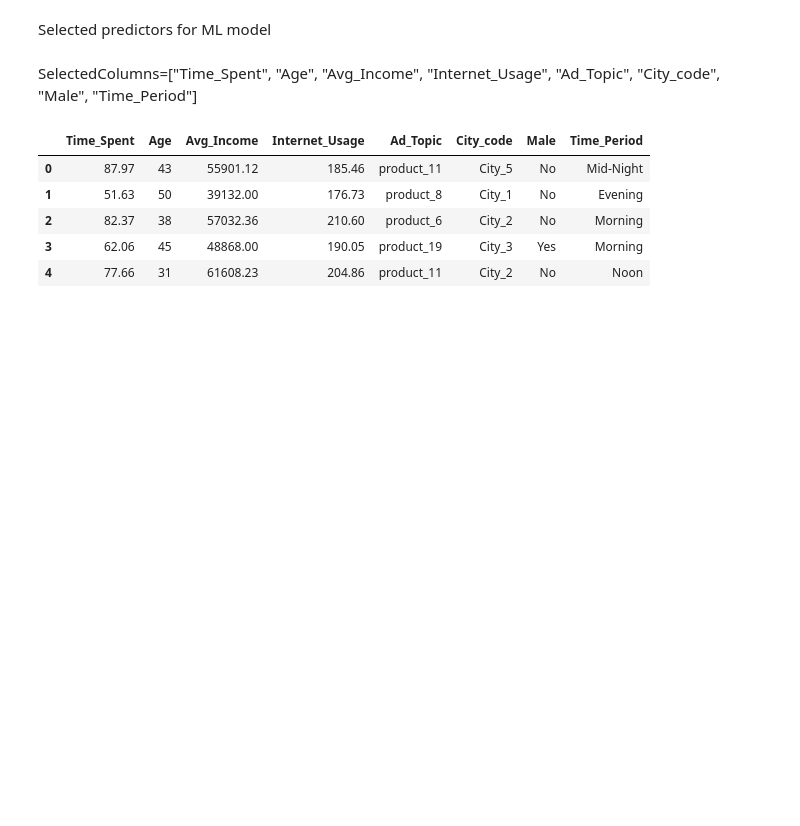
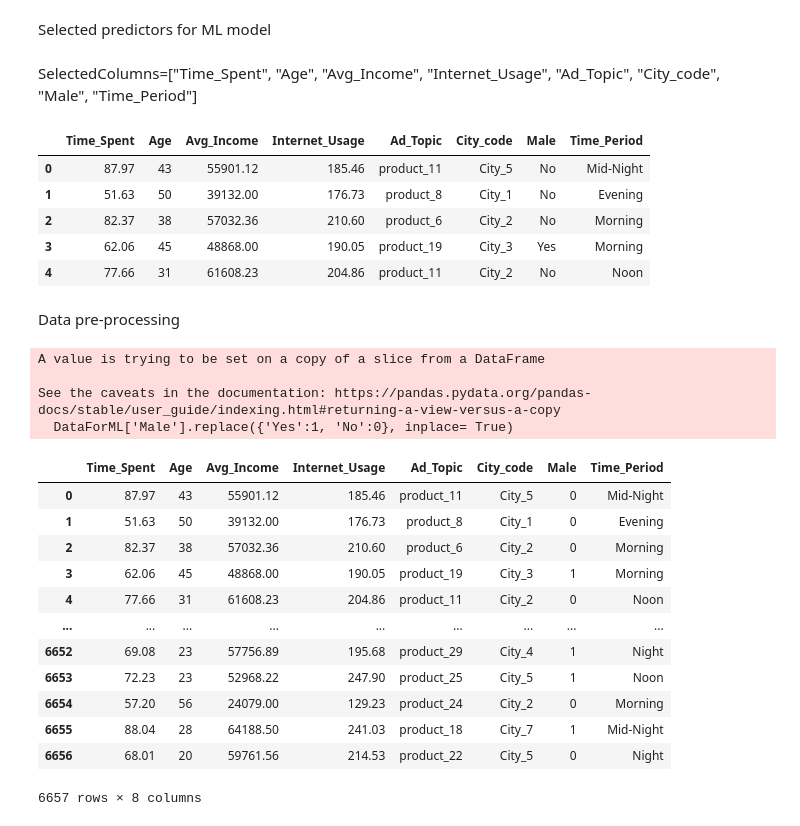
Before and after one commit to ramakrishnaelidandi/Advertisement-click-prediction, a Jupyter notebook: data_set.ipynb, the cells around one changed output. Cells and saved outputs as stored; diff of their text form; code cells hidden in the pictures; blank space fills up the shorter version.

```diff
--- a/data_set.ipynb
+++ b/data_set.ipynb
@@ -322,3 +318,29 @@ DataForML.head()
 | 2 | 82.37 | 38 | 57032.36 | 210.60 | product_6 | City_2 | No | Morning |
 | 3 | 62.06 | 45 | 48868.00 | 190.05 | product_19 | City_3 | Yes | Morning |
 | 4 | 77.66 | 31 | 61608.23 | 204.86 | product_11 | City_2 | No | Noon |
+# %% [markdown]
+Data pre-processing
+# %%
+## convert binary nominal column Male into numeri
+DataForML['Male'].replace({'Yes':1, 'No':0}, inplace= True)
+# %% [output]
+A value is trying to be set on a copy of a slice from a DataFrame
+
+See the caveats in the documentation: https://pandas.pydata.org/pandas-docs/stable/user_guide/indexing.html#returning-a-view-versus-a-copy
+  DataForML['Male'].replace({'Yes':1, 'No':0}, inplace= True)
+# %%
+DataForML
+# %% [output]
+|  | Time_Spent | Age | Avg_Income | Internet_Usage | Ad_Topic | City_code | Male | Time_Period |
+| 0 | 87.97 | 43 | 55901.12 | 185.46 | product_11 | City_5 | 0 | Mid-Night |
+| 1 | 51.63 | 50 | 39132.00 | 176.73 | product_8 | City_1 | 0 | Evening |
+| 2 | 82.37 | 38 | 57032.36 | 210.60 | product_6 | City_2 | 0 | Morning |
+| 3 | 62.06 | 45 | 48868.00 | 190.05 | product_19 | City_3 | 1 | Morning |
+| 4 | 77.66 | 31 | 61608.23 | 204.86 | product_11 | City_2 | 0 | Noon |
+| ... | ... | ... | ... | ... | ... | ... | ... | ... |
+| 6652 | 69.08 | 23 | 57756.89 | 195.68 | product_29 | City_4 | 1 | Night |
+| 6653 | 72.23 | 23 | 52968.22 | 247.90 | product_25 | City_5 | 1 | Noon |
+| 6654 | 57.20 | 56 | 24079.00 | 129.23 | product_24 | City_2 | 0 | Morning |
+| 6655 | 88.04 | 28 | 64188.50 | 241.03 | product_18 | City_7 | 1 | Mid-Night |
+| 6656 | 68.01 | 20 | 59761.56 | 214.53 | product_22 | City_5 | 0 | Night |
+6657 rows × 8 columns
```
Also changed, not shown: parts of 10 cells of this notebook.
